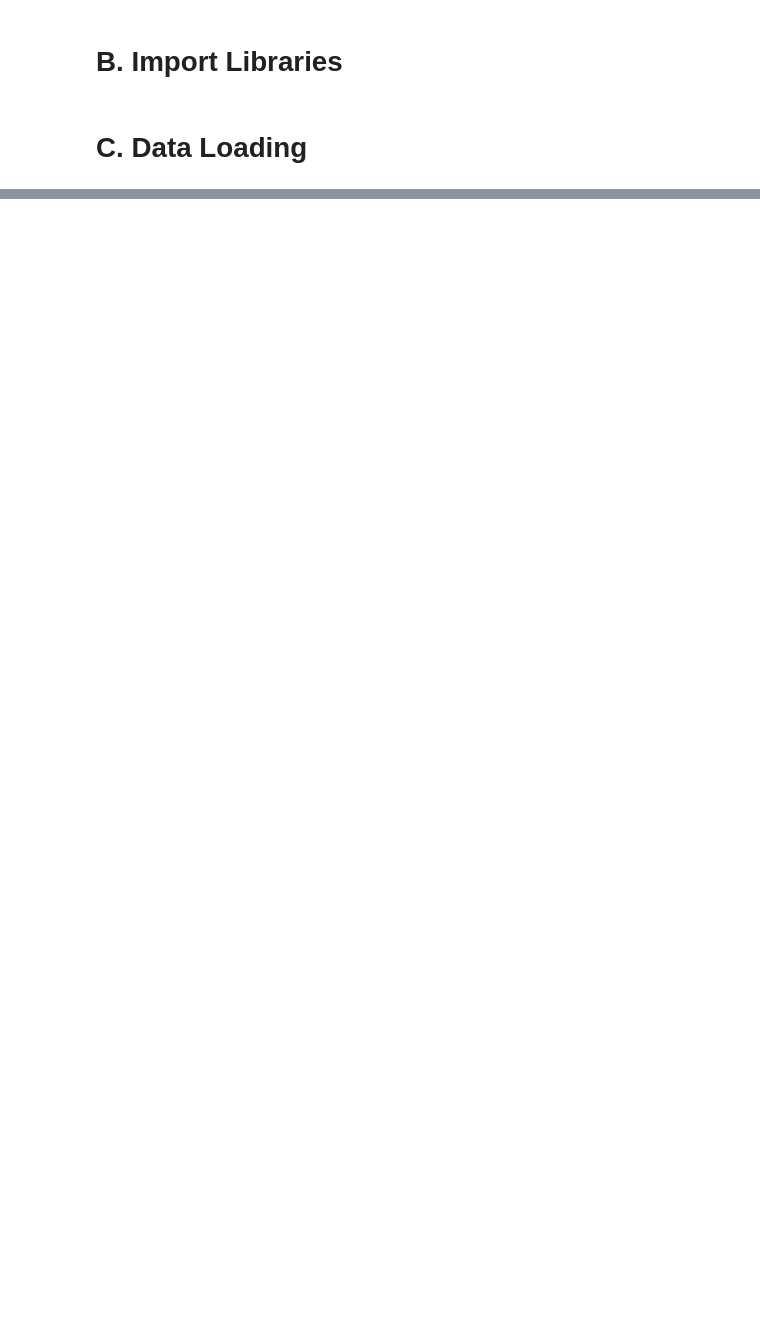
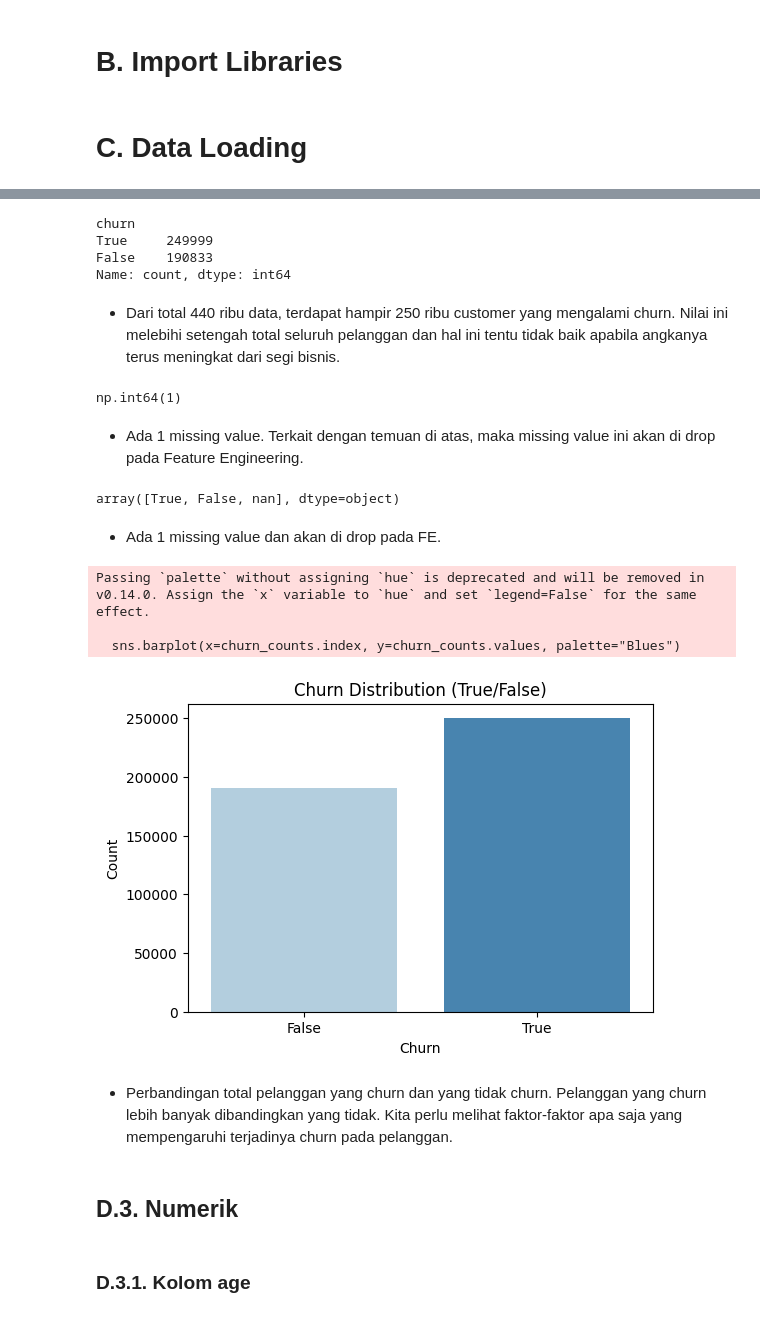
Before and after one commit to FTDS-assignment-bay/p2-final-project-ftds-033-rmt-group-002, a Jupyter notebook: EDA_Final_Project_Group_2.ipynb, the cells around one changed output, grey strips where cells are left out. Saved outputs shown, nothing was run; the diff lists cells and outputs as text; code cells hidden in the pictures; blank space fills up the shorter version.

```diff
--- a/EDA_Final_Project_Group_2.ipynb
+++ b/EDA_Final_Project_Group_2.ipynb
@@ -41,2 +49,6 @@
 # %% [markdown]
 # C. Data Loading
+# %%
+# Load Data
+df = pd.read_csv('dataset/clean_customer_churn.csv')
+df
@@ -42,0 +241,48 @@
+# %%
+# Cek total value kolom target
+churn_counts = df.churn.value_counts()
+churn_counts
+# %% [output]
+churn
+True     249999
+False    190833
+Name: count, dtype: int64
+# %% [markdown]
+- Dari total 440 ribu data, terdapat hampir 250 ribu customer yang mengalami churn. Nilai ini melebihi setengah total seluruh pelanggan dan hal ini tentu tidak baik apabila angkanya terus meningkat dari segi bisnis.
+# %%
+# Cek missing value kolom target
+df.churn.isnull().sum()
+# %% [output]
+np.int64(1)
+# %% [markdown]
+- Ada 1 missing value. Terkait dengan temuan di atas, maka missing value ini akan di drop pada Feature Engineering.
+# %%
+# Cek unique value
+df.churn.unique()
+# %% [output]
+array([True, False, nan], dtype=object)
+# %% [markdown]
+- Ada 1 missing value dan akan di drop pada FE.
+# %%
+# Create a bar plot
+plt.figure(figsize=(6,4))
+sns.barplot(x=churn_counts.index, y=churn_counts.values, palette="Blues")
+
+# Add title and labels
+plt.title('Churn Distribution (True/False)')
+plt.xlabel('Churn')
+plt.ylabel('Count')
+
+# Show the plot
+plt.show()
+# %% [output]
+Passing `palette` without assigning `hue` is deprecated and will be removed in v0.14.0. Assign the `x` variable to `hue` and set `legend=False` for the same effect.
+
+  sns.barplot(x=churn_counts.index, y=churn_counts.values, palette="Blues")
+[figure, added]
+# %% [markdown]
+- Perbandingan total pelanggan yang churn dan yang tidak churn. Pelanggan yang churn lebih banyak dibandingkan yang tidak. Kita perlu melihat faktor-faktor apa saja yang mempengaruhi terjadinya churn pada pelanggan.
+# %% [markdown]
+## D.3. Numerik
+# %% [markdown]
+### D.3.1. Kolom age
```
Also changed, not shown: parts of 68 cells of this notebook.
